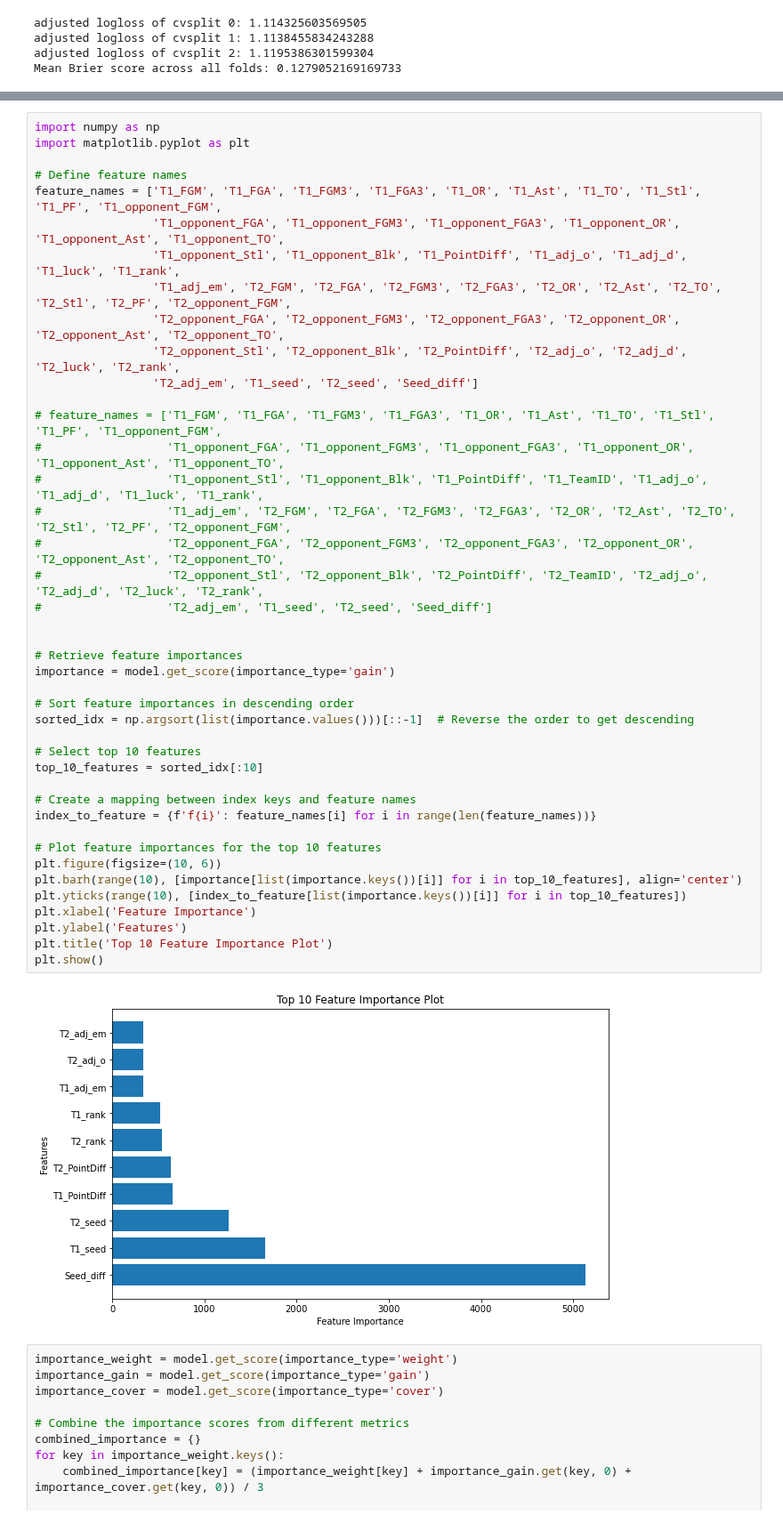
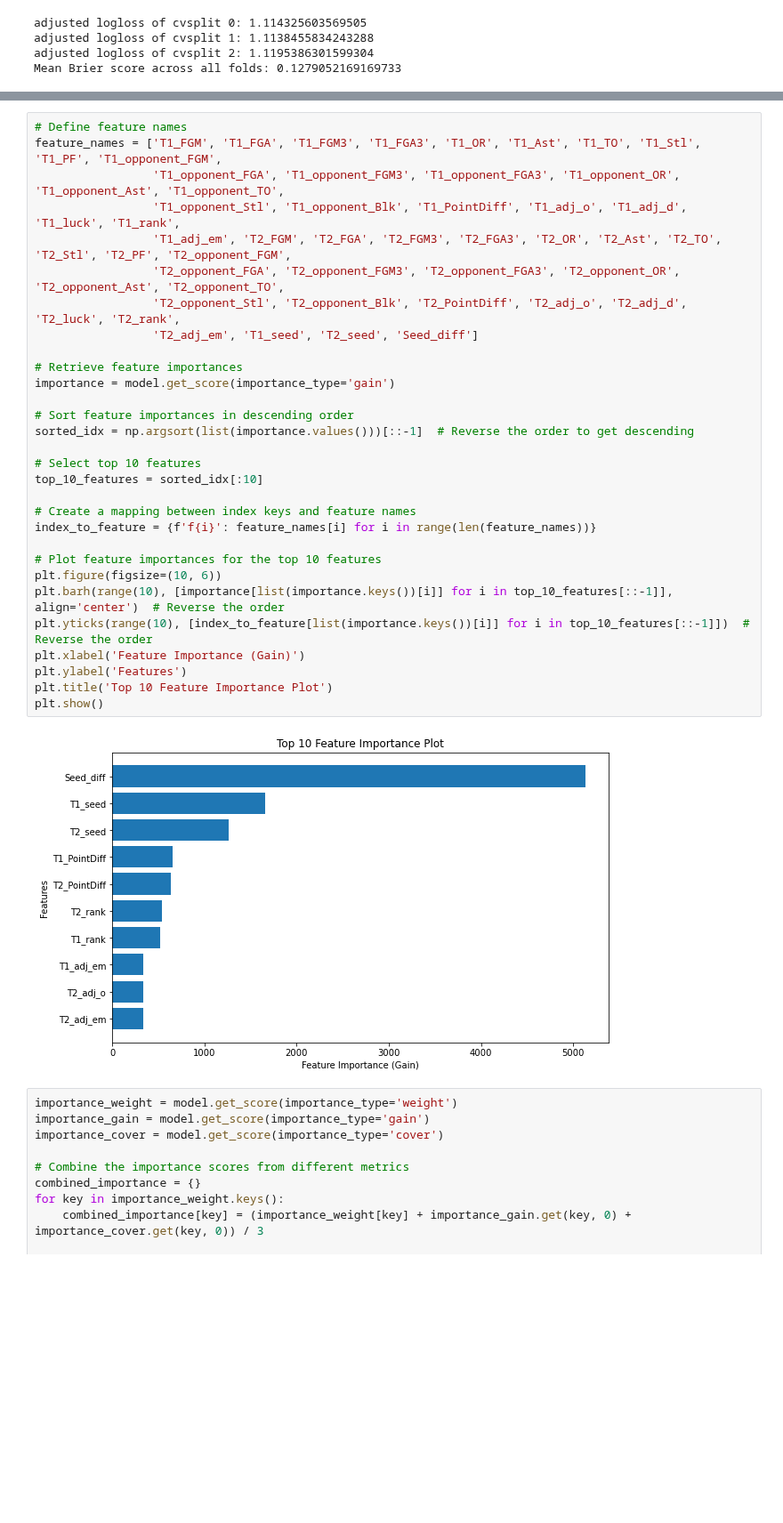
Before and after one commit to joshmccoy2/NCAA_March_Madness, a Jupyter notebook: The Madness of March.ipynb, the cells around one changed output, grey strips where cells are left out. Shown at 89% size. Cells and saved outputs as stored; diff of their text form; blank space fills up the shorter version.

```diff
--- a/The Madness of March.ipynb
+++ b/The Madness of March.ipynb
@@ -967,49 +967,37 @@ plt.show()
 # %% [output]
 [figure]
 # %%
-import numpy as np
-import matplotlib.pyplot as plt
-
 # Define feature names
 feature_names = ['T1_FGM', 'T1_FGA', 'T1_FGM3', 'T1_FGA3', 'T1_OR', 'T1_Ast', 'T1_TO', 'T1_Stl', 'T1_PF', 'T1_opponent_FGM',
                  'T1_opponent_FGA', 'T1_opponent_FGM3', 'T1_opponent_FGA3', 'T1_opponent_OR', 'T1_opponent_Ast', 'T1_opponent_TO',
                  'T1_opponent_Stl', 'T1_opponent_Blk', 'T1_PointDiff', 'T1_adj_o', 'T1_adj_d', 'T1_luck', 'T1_rank',
                  'T1_adj_em', 'T2_FGM', 'T2_FGA', 'T2_FGM3', 'T2_FGA3', 'T2_OR', 'T2_Ast', 'T2_TO', 'T2_Stl', 'T2_PF', 'T2_opponent_FGM',
                  'T2_opponent_FGA', 'T2_opponent_FGM3', 'T2_opponent_FGA3', 'T2_opponent_OR', 'T2_opponent_Ast', 'T2_opponent_TO',
                  'T2_opponent_Stl', 'T2_opponent_Blk', 'T2_PointDiff', 'T2_adj_o', 'T2_adj_d', 'T2_luck', 'T2_rank',
                  'T2_adj_em', 'T1_seed', 'T2_seed', 'Seed_diff']
-
-# feature_names = ['T1_FGM', 'T1_FGA', 'T1_FGM3', 'T1_FGA3', 'T1_OR', 'T1_Ast', 'T1_TO', 'T1_Stl', 'T1_PF', 'T1_opponent_FGM',
-#                  'T1_opponent_FGA', 'T1_opponent_FGM3', 'T1_opponent_FGA3', 'T1_opponent_OR', 'T1_opponent_Ast', 'T1_opponent_TO',
-#                  'T1_opponent_Stl', 'T1_opponent_Blk', 'T1_PointDiff', 'T1_TeamID', 'T1_adj_o', 'T1_adj_d', 'T1_luck', 'T1_rank',
-#                  'T1_adj_em', 'T2_FGM', 'T2_FGA', 'T2_FGM3', 'T2_FGA3', 'T2_OR', 'T2_Ast', 'T2_TO', 'T2_Stl', 'T2_PF', 'T2_opponent_FGM',
-#                  'T2_opponent_FGA', 'T2_opponent_FGM3', 'T2_opponent_FGA3', 'T2_opponent_OR', 'T2_opponent_Ast', 'T2_opponent_TO',
-#                  'T2_opponent_Stl', 'T2_opponent_Blk', 'T2_PointDiff', 'T2_TeamID', 'T2_adj_o', 'T2_adj_d', 'T2_luck', 'T2_rank',
-#                  'T2_adj_em', 'T1_seed', 'T2_seed', 'Seed_diff']
-
 
 # Retrieve feature importances
 importance = model.get_score(importance_type='gain')
 
 # Sort feature importances in descending order
 sorted_idx = np.argsort(list(importance.values()))[::-1]  # Reverse the order to get descending
 
 # Select top 10 features
 top_10_features = sorted_idx[:10]
 
 # Create a mapping between index keys and feature names
 index_to_feature = {f'f{i}': feature_names[i] for i in range(len(feature_names))}
 
 # Plot feature importances for the top 10 features
 plt.figure(figsize=(10, 6))
-plt.barh(range(10), [importance[list(importance.keys())[i]] for i in top_10_features], align='center')
-plt.yticks(range(10), [index_to_feature[list(importance.keys())[i]] for i in top_10_features])
-plt.xlabel('Feature Importance')
+plt.barh(range(10), [importance[list(importance.keys())[i]] for i in top_10_features[::-1]], align='center')  # Reverse the order
+plt.yticks(range(10), [index_to_feature[list(importance.keys())[i]] for i in top_10_features[::-1]])  # Reverse the order
+plt.xlabel('Feature Importance (Gain)')
 plt.ylabel('Features')
 plt.title('Top 10 Feature Importance Plot')
 plt.show()
 # %% [output]
-[figure, old version]
+[figure, new version]
 # %%
 importance_weight = model.get_score(importance_type='weight')
 importance_gain = model.get_score(importance_type='gain')
```
Also changed, not shown: parts of 16 cells of this notebook, 1 other file.
